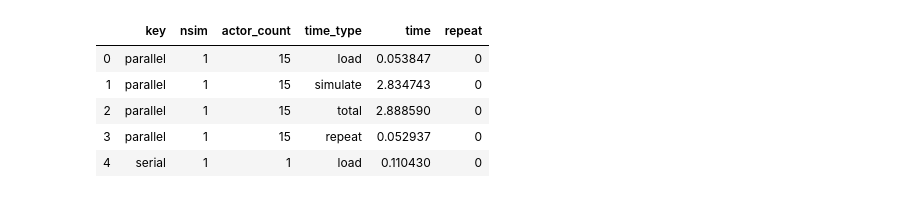
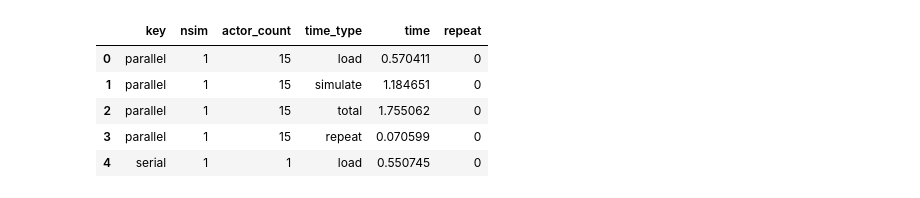
Before and after one commit to matthiaskoenig/sbmlsim, a Jupyter notebook: docs/notebooks/benchmarks.ipynb, the cells around one changed output. Drawn from its saved outputs; the diff is of its cells as text; code cells hidden in the pictures.

Commit message:
updated parallel code

```diff
--- a/docs/notebooks/benchmarks.ipynb
+++ b/docs/notebooks/benchmarks.ipynb
@@ -7,14 +4,14 @@ The autoreload extension is already loaded. To reload it, use:
 # %%
 import pandas as pd
-benchmarks = pd.read_csv("../sbmlsim/benchmarks/benchmarks.tsv", sep="\t")
+benchmarks = pd.read_csv("benchmarks_v02.tsv", sep="\t")
 benchmarks.head()
 # %% [output]
 |  | key | nsim | actor_count | time_type | time | repeat |
-| 0 | parallel | 1 | 15 | load | 0.053847 | 0 |
-| 1 | parallel | 1 | 15 | simulate | 2.834743 | 0 |
-| 2 | parallel | 1 | 15 | total | 2.888590 | 0 |
-| 3 | parallel | 1 | 15 | repeat | 0.052937 | 0 |
-| 4 | serial | 1 | 1 | load | 0.110430 | 0 |
+| 0 | parallel | 1 | 15 | load | 0.570411 | 0 |
+| 1 | parallel | 1 | 15 | simulate | 1.184651 | 0 |
+| 2 | parallel | 1 | 15 | total | 1.755062 | 0 |
+| 3 | parallel | 1 | 15 | repeat | 0.070599 | 0 |
+| 4 | serial | 1 | 1 | load | 0.550745 | 0 |
 # %%
 import altair as alt
 alt.renderers.enable('default')
```
Also changed, not shown: parts of 3 cells of this notebook, 16 other files.
